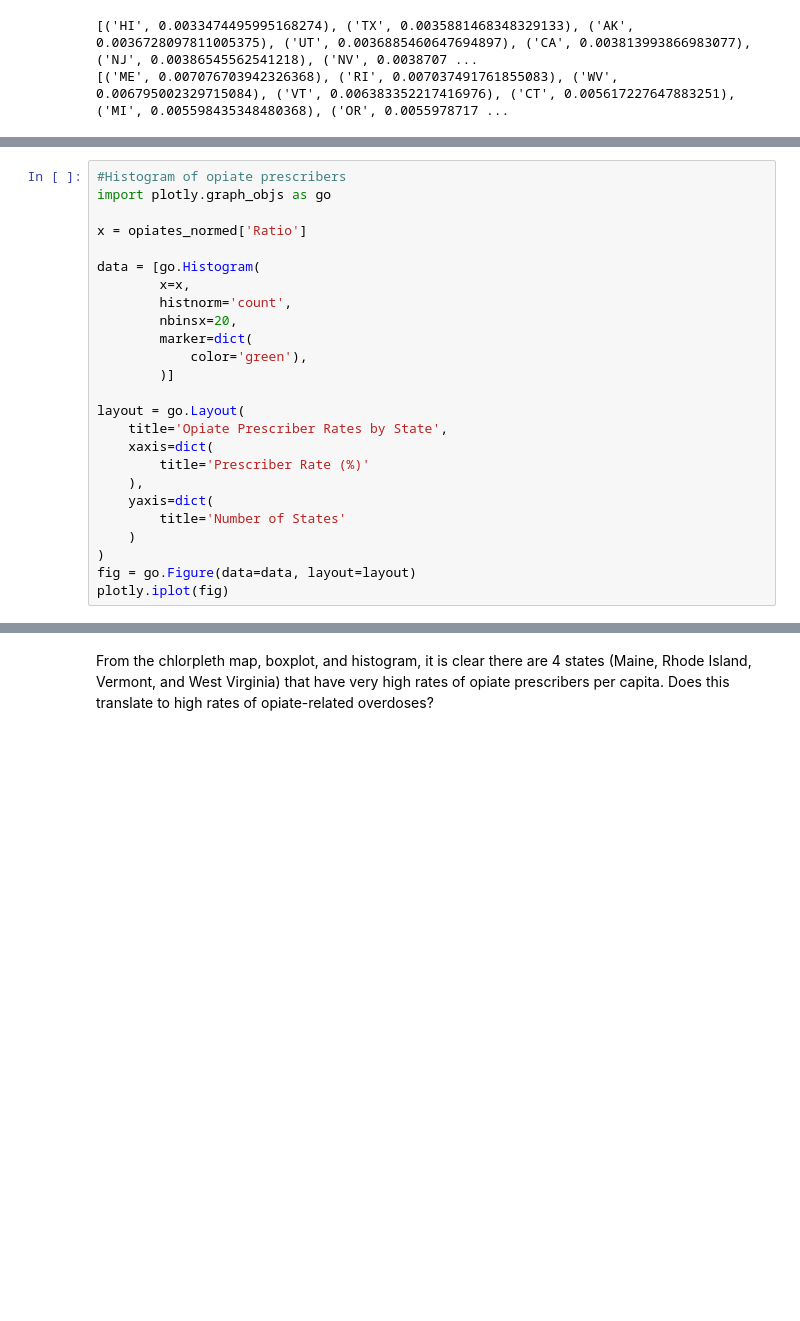
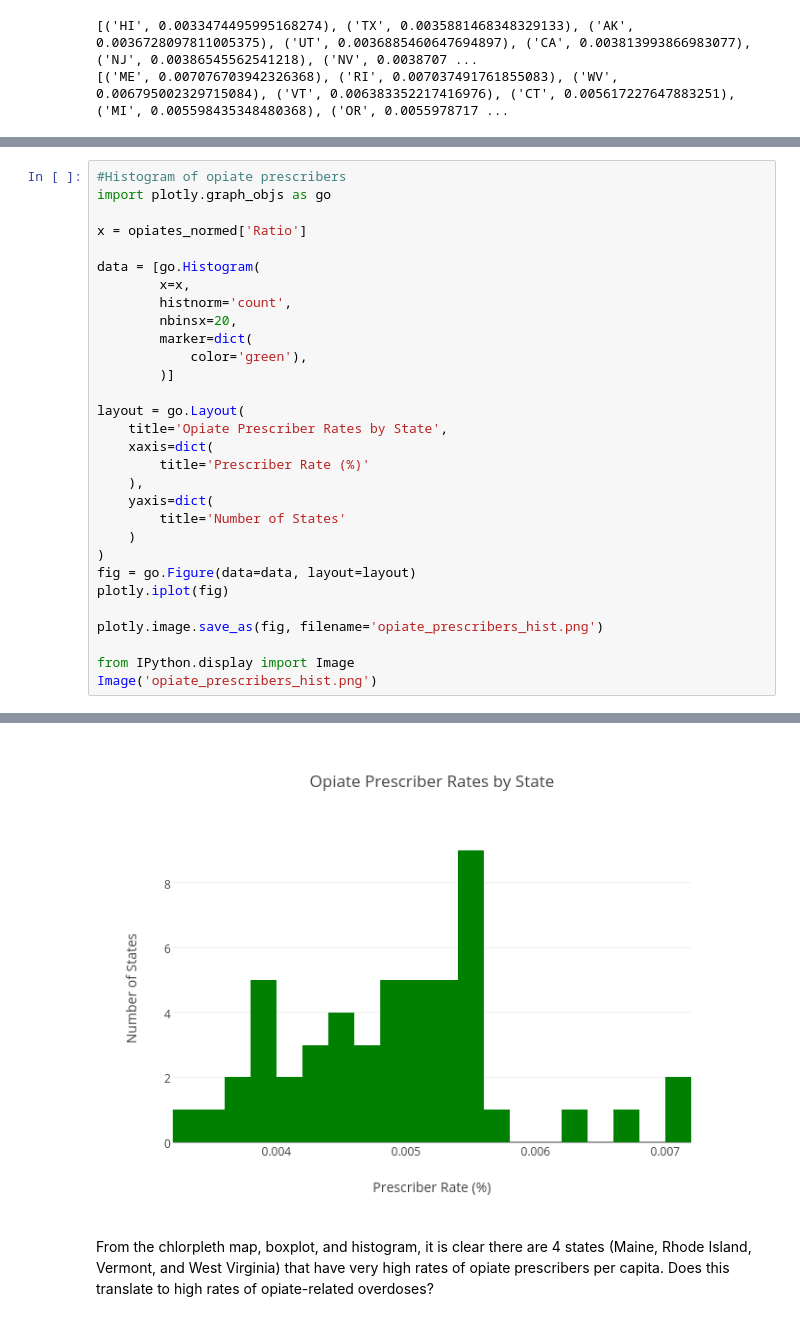
Before and after one commit to kfolw/Opiate-Prescribers-v-Overdoses-, a Jupyter notebook: Opiate_Prescribers_v_Overdoses_By_State-Copy1.ipynb, the cells around one changed output, grey strips where cells are left out. Cells and saved outputs as stored; diff of their text form; blank space fills up the shorter version.

```diff
--- a/Opiate_Prescribers_v_Overdoses_By_State-Copy1.ipynb
+++ b/Opiate_Prescribers_v_Overdoses_By_State-Copy1.ipynb
@@ -169,4 +179,9 @@ layout = go.Layout(
 )
 fig = go.Figure(data=data, layout=layout)
 plotly.iplot(fig)
+
+plotly.image.save_as(fig, filename='opiate_prescribers_hist.png')
+
+from IPython.display import Image
+Image('opiate_prescribers_hist.png')
 # %% [output]
@@ -174,3 +188,4 @@ plotly.iplot(fig)
+[figure, added]
 # %% [markdown]
 From the chlorpleth map, boxplot, and histogram, it is clear there are 4 states (Maine, Rhode Island, Vermont, and West Virginia) that have very high rates of opiate prescribers per capita. Does this translate to high rates of opiate-related overdoses?
 # %% [markdown]
```
Also changed, not shown: parts of 7 cells of this notebook.
